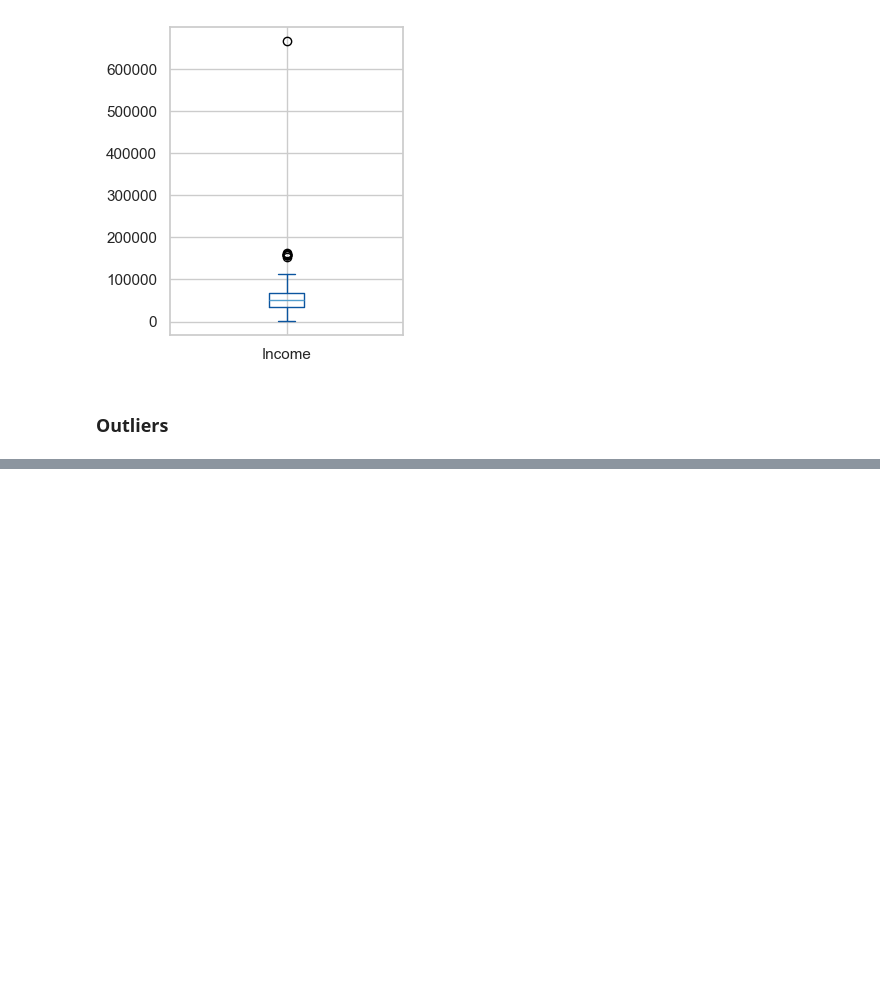
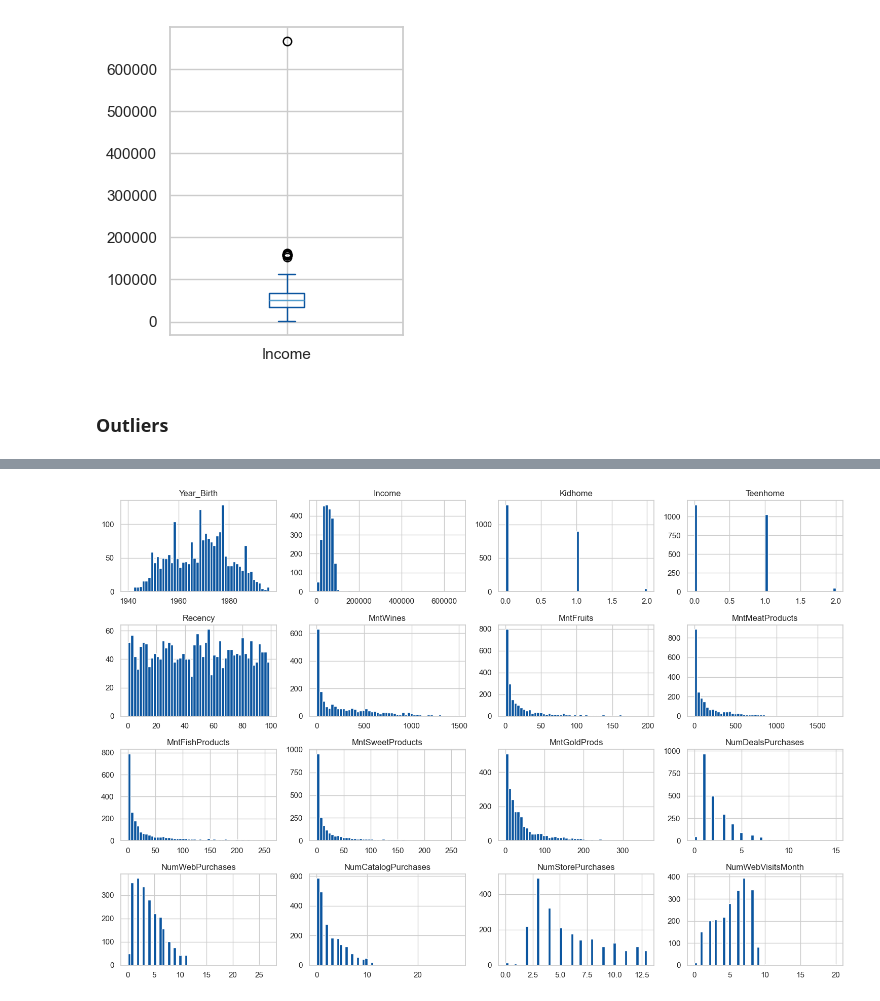
Before and after one commit to FemasAriandaRizki/marketing_analisis, a Jupyter notebook: marketing_analysis.ipynb, the cells around one changed output, grey strips where cells are left out. Cells and saved outputs as stored; diff of their text form; code cells hidden in the pictures; blank space fills up the shorter version.

```diff
--- a/marketing_analysis.ipynb
+++ b/marketing_analysis.ipynb
@@ -177,0 +199,2 @@ df['Income'] = df['Income'].fillna(df['Income'].median())
+# %%
+df = df[df['Year_Birth'] > 1900].reset_index(drop=True)
@@ -177,0 +213,9 @@ df['Income'] = df['Income'].fillna(df['Income'].median())
+# %%
+fig = plt.figure(figsize=(15,10))
+ax = plt.gca()
+
+df.hist(bins=50, ax=ax, layout=(4,4), column=numeric)
+plt.tight_layout()
+plt.show()
+# %% [output]
+[figure, added]
```
Also changed, not shown: parts of 5 cells of this notebook.
